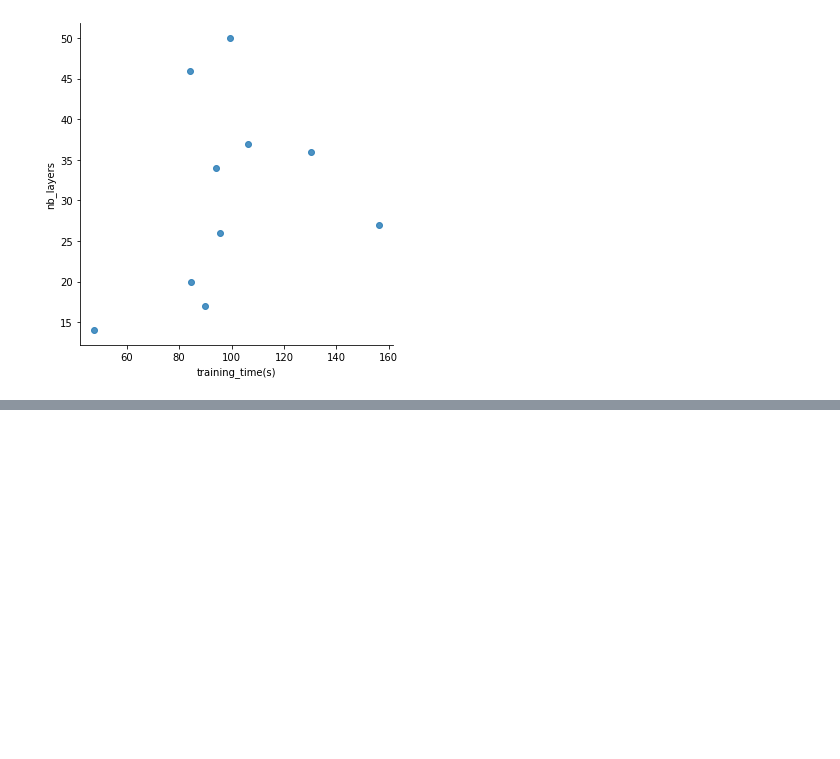
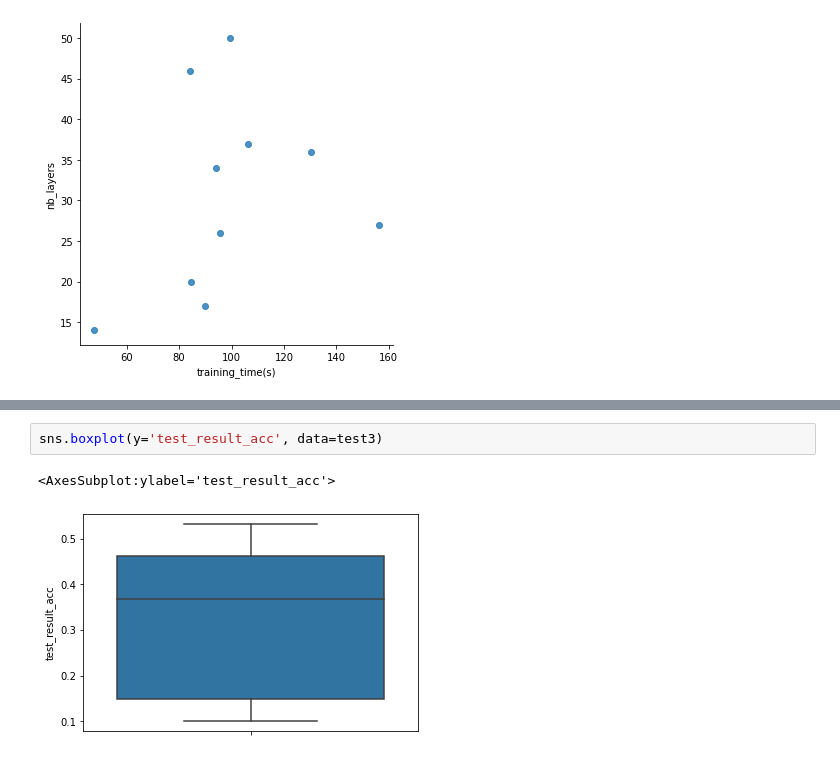
Before and after one commit to AntoineGr1/Memoire_code, a Jupyter notebook: Analyse_resnet_gen_result.ipynb, the cells around one changed output, grey strips where cells are left out. Saved outputs shown, nothing was run; the diff lists cells and outputs as text; blank space fills up the shorter version.

```diff
--- a/Analyse_resnet_gen_result.ipynb
+++ b/Analyse_resnet_gen_result.ipynb
@@ -147,0 +177,5 @@ sns.lmplot(
+# %%
+sns.boxplot(y='test_result_acc', data=test3)
+# %% [output]
+<AxesSubplot:ylabel='test_result_acc'>
+[figure, added]
```
Also changed, not shown: parts of 9 cells of this notebook, 33 other files.
